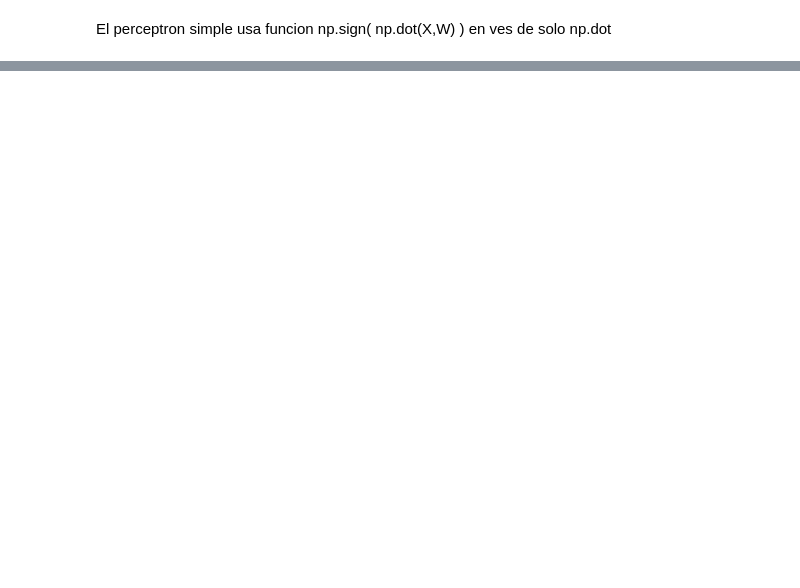
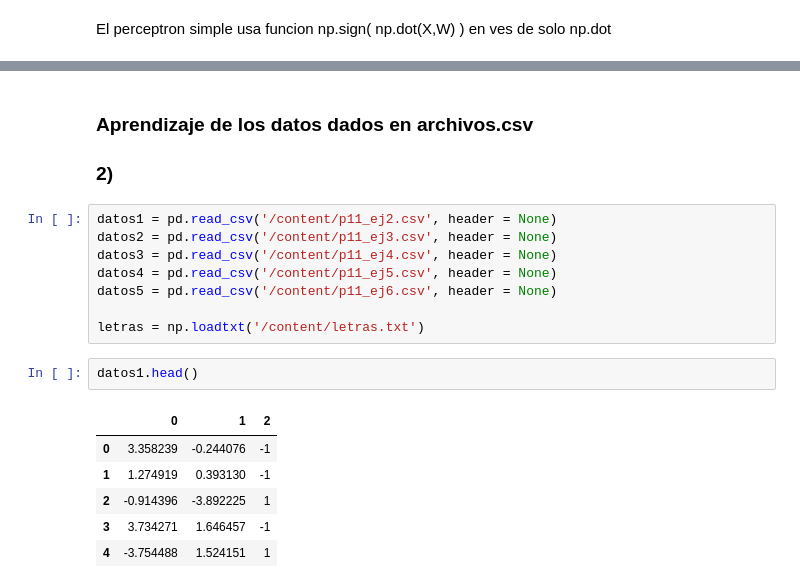
Before and after one commit to tobiasmunoz/RedesNeuronales, a Jupyter notebook: PerceptronSimple.ipynb, the cells around one changed output, grey strips where cells are left out. Drawn from its saved outputs; the diff is of its cells as text; blank space fills up the shorter version.

```diff
--- a/PerceptronSimple.ipynb
+++ b/PerceptronSimple.ipynb
@@ -118,0 +185,20 @@ plt.show()
+# %% [markdown]
+### Aprendizaje de los datos dados en archivos.csv
+### 2)
+# %%
+datos1 = pd.read_csv('/content/p11_ej2.csv', header = None)
+datos2 = pd.read_csv('/content/p11_ej3.csv', header = None)
+datos3 = pd.read_csv('/content/p11_ej4.csv', header = None)
+datos4 = pd.read_csv('/content/p11_ej5.csv', header = None)
+datos5 = pd.read_csv('/content/p11_ej6.csv', header = None)
+
+letras = np.loadtxt('/content/letras.txt')
+# %%
+datos1.head()
+# %% [output]
+|  | 0 | 1 | 2 |
+| 0 | 3.358239 | -0.244076 | -1 |
+| 1 | 1.274919 | 0.393130 | -1 |
+| 2 | -0.914396 | -3.892225 | 1 |
+| 3 | 3.734271 | 1.646457 | -1 |
+| 4 | -3.754488 | 1.524151 | 1 |
```
Also changed, not shown: parts of 21 cells of this notebook.
